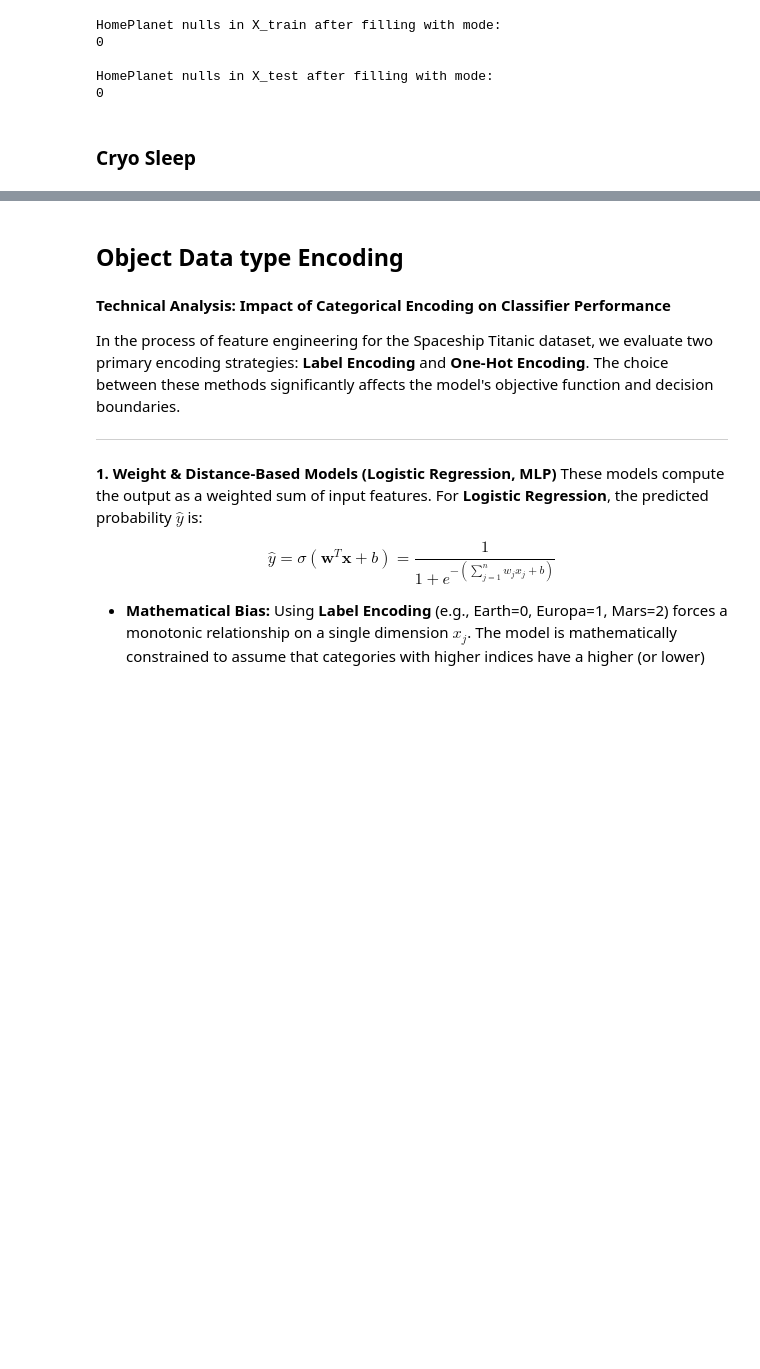
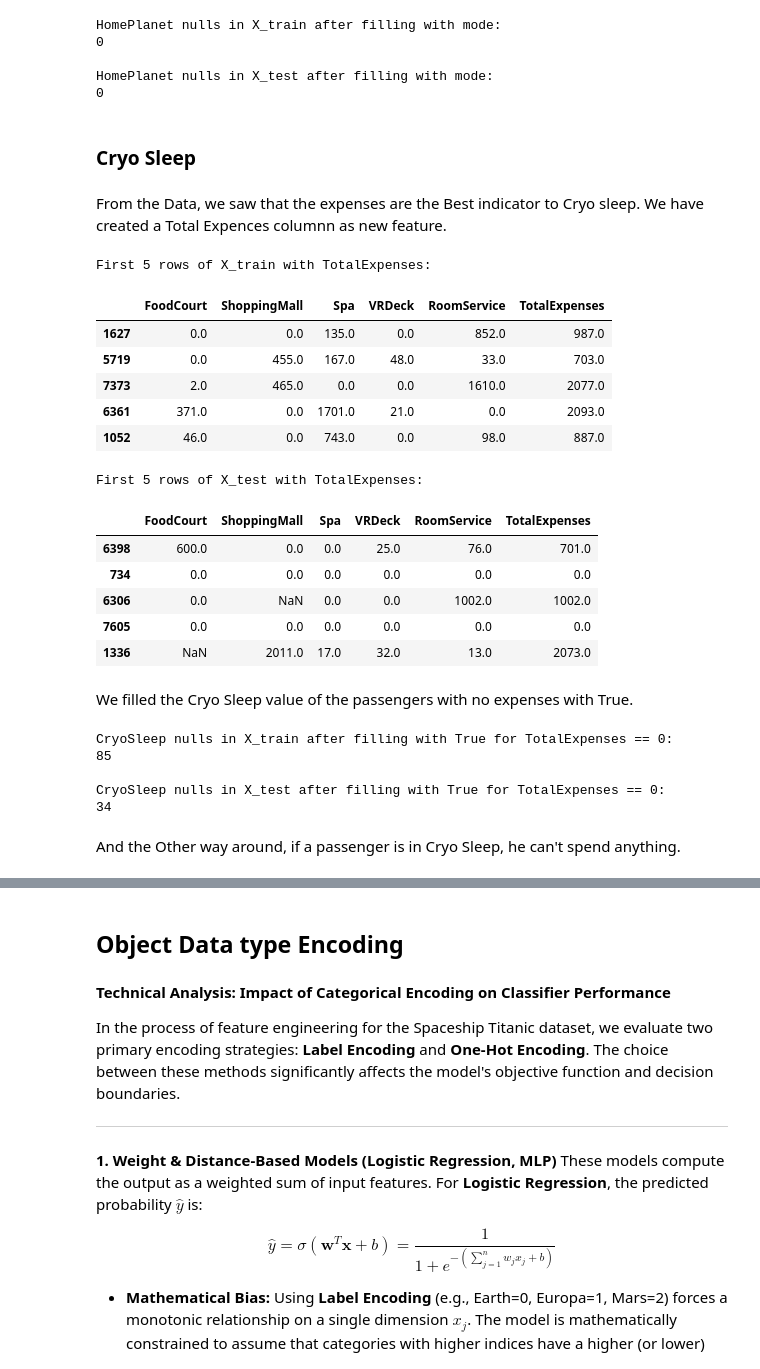
Before and after one commit to RedPhoenix1190/Machine_Learning_final_assignment, a Jupyter notebook: Copy_of_final_assingment.ipynb, the cells around one changed output, grey strips where cells are left out. Saved outputs shown, nothing was run; the diff lists cells and outputs as text; code cells hidden in the pictures; blank space fills up the shorter version.

```diff
--- a/Copy_of_final_assingment.ipynb
+++ b/Copy_of_final_assingment.ipynb
@@ -394,7 +394,7 @@ from sklearn.model_selection import train_test_split
 
 # Separate features and target
 # axis=1 is required in drop() to specify we are removing a COLUMN, not a row
-X = df.drop(['PassengerId', 'Cabin', 'Transported'], axis=1)
+X = df.drop(['PassengerId', 'Cabin', 'Transported','Name'], axis=1)
 y = df[['Transported']]
 test_size = 0.25
 X_train, X_test, y_train, y_test = train_test_split(X, y, test_size=test_size)
@@ -472,3 +472,47 @@ HomePlanet nulls in X_test after filling with mode:
 0
 # %% [markdown]
 ### Cryo Sleep
+# %% [markdown]
+From the Data, we saw that the expenses are the Best indicator to Cryo sleep. We have created a Total Expences columnn as new feature.
+# %%
+expense_cols = ['FoodCourt', 'ShoppingMall', 'Spa', 'VRDeck', 'RoomService']
+X_train['TotalExpenses'] = X_train[expense_cols].sum(axis=1)
+X_test['TotalExpenses'] = X_test[expense_cols].sum(axis=1)
+
+print("First 5 rows of X_train with TotalExpenses:")
+display(X_train[['FoodCourt', 'ShoppingMall', 'Spa', 'VRDeck', 'RoomService', 'TotalExpenses']].head())
+print("\nFirst 5 rows of X_test with TotalExpenses:")
+display(X_test[['FoodCourt', 'ShoppingMall', 'Spa', 'VRDeck', 'RoomService', 'TotalExpenses']].head())
+# %% [output]
+First 5 rows of X_train with TotalExpenses:
+|  | FoodCourt | ShoppingMall | Spa | VRDeck | RoomService | TotalExpenses |
+| 1627 | 0.0 | 0.0 | 135.0 | 0.0 | 852.0 | 987.0 |
+| 5719 | 0.0 | 455.0 | 167.0 | 48.0 | 33.0 | 703.0 |
+| 7373 | 2.0 | 465.0 | 0.0 | 0.0 | 1610.0 | 2077.0 |
+| 6361 | 371.0 | 0.0 | 1701.0 | 21.0 | 0.0 | 2093.0 |
+| 1052 | 46.0 | 0.0 | 743.0 | 0.0 | 98.0 | 887.0 |
+First 5 rows of X_test with TotalExpenses:
+|  | FoodCourt | ShoppingMall | Spa | VRDeck | RoomService | TotalExpenses |
+| 6398 | 600.0 | 0.0 | 0.0 | 25.0 | 76.0 | 701.0 |
+| 734 | 0.0 | 0.0 | 0.0 | 0.0 | 0.0 | 0.0 |
+| 6306 | 0.0 | NaN | 0.0 | 0.0 | 1002.0 | 1002.0 |
+| 7605 | 0.0 | 0.0 | 0.0 | 0.0 | 0.0 | 0.0 |
+| 1336 | NaN | 2011.0 | 17.0 | 32.0 | 13.0 | 2073.0 |
+# %% [markdown]
+We filled the Cryo Sleep value of the passengers with no expenses with True.
+# %%
+X_train.loc[(X_train['CryoSleep'].isnull()) & (X_train['TotalExpenses'] == 0), 'CryoSleep'] = True
+X_test.loc[(X_test['CryoSleep'].isnull()) & (X_test['TotalExpenses'] == 0), 'CryoSleep'] = True
+
+print("CryoSleep nulls in X_train after filling with True for TotalExpenses == 0:")
+print(X_train['CryoSleep'].isnull().sum())
+print("\nCryoSleep nulls in X_test after filling with True for TotalExpenses == 0:")
+print(X_test['CryoSleep'].isnull().sum())
+# %% [output]
+CryoSleep nulls in X_train after filling with True for TotalExpenses == 0:
+85
+
+CryoSleep nulls in X_test after filling with True for TotalExpenses == 0:
+34
+# %% [markdown]
+And the Other way around, if a passenger is in Cryo Sleep, he can't spend anything.
```
Also changed, not shown: parts of 2 cells of this notebook.
